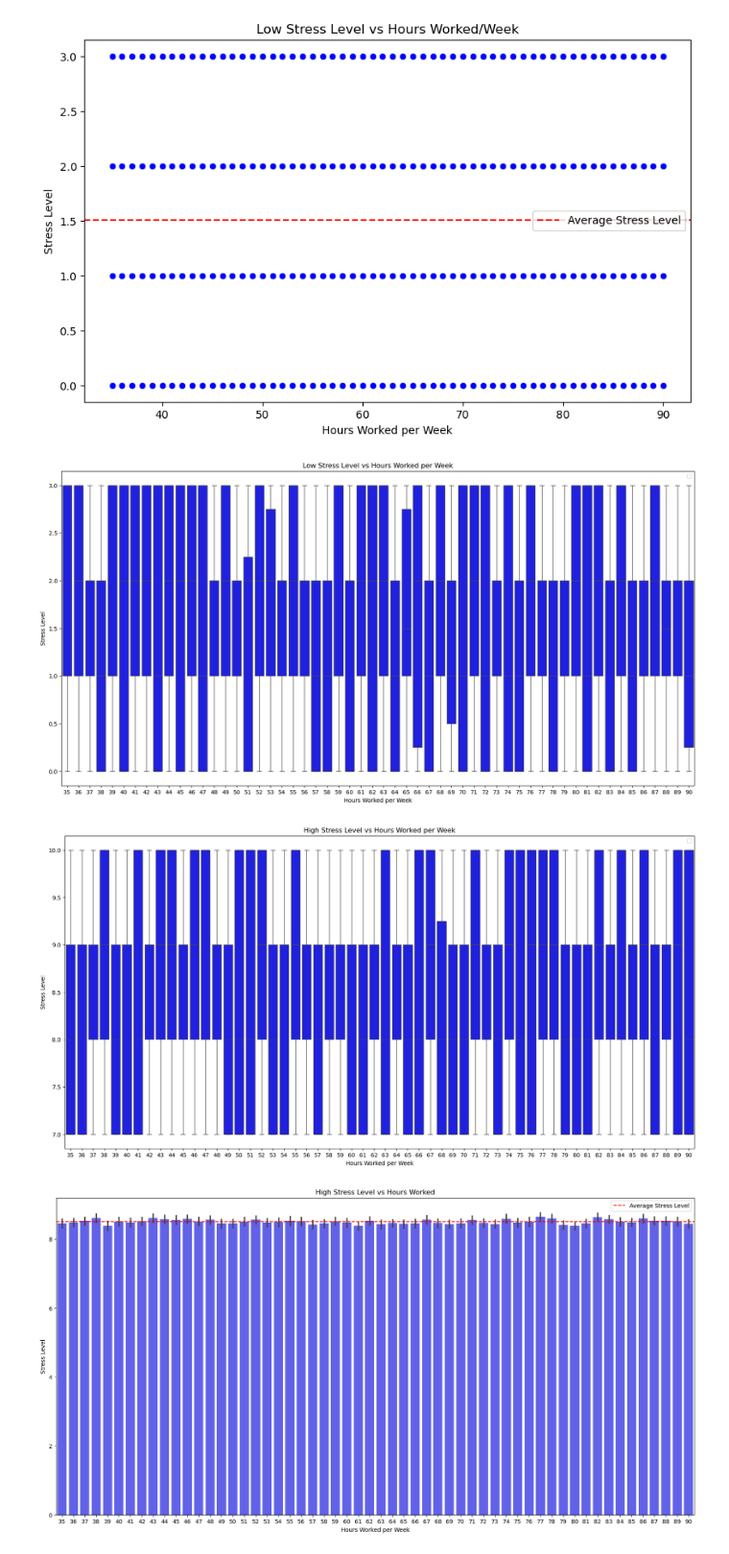
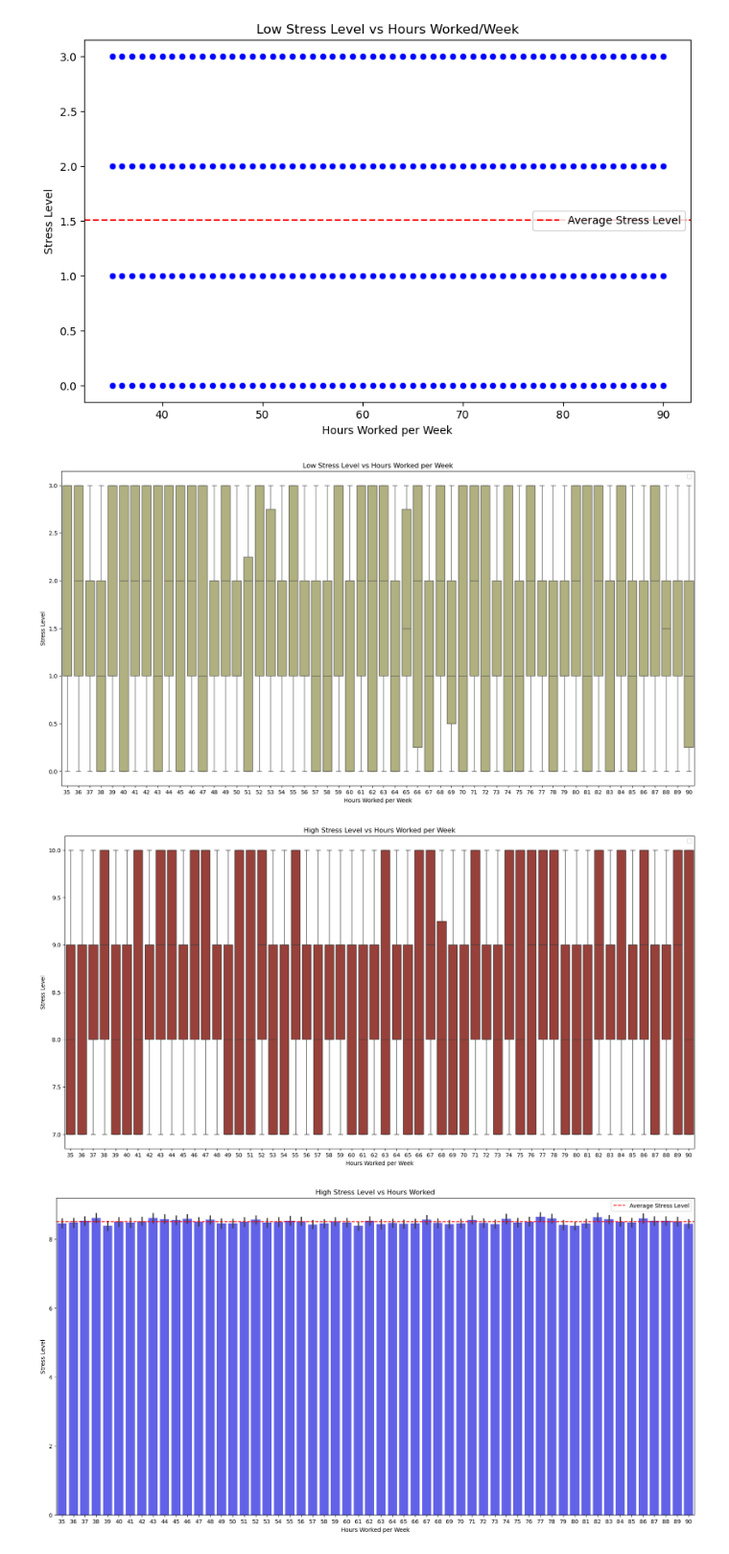
Before and after one commit to eliu14/project_1, a Jupyter notebook: overall_factors.ipynb, the cells around one changed output. Shown at 96% size. Saved outputs shown, nothing was run; the diff lists cells and outputs as text; code cells hidden in the pictures.

```diff
--- a/overall_factors.ipynb
+++ b/overall_factors.ipynb
@@ -144,27 +166,27 @@ plt.show()
 #Box plot on Low Stress V Hours worked per week, why is someone working 90 hours a week have a 0 stress level
 low_stressy_df = stressy_depressy_df[stressy_depressy_df["Stress Bin"] == pd.Interval(-0.001, 3.0)]
 plt.figure(figsize=(20, 10))
-sns.boxplot(data=low_stressy_df, x='Hours Worked per Week', y='Stress Level 0 - 10', color='blue')
+sns.boxplot(data=low_stressy_df, x='Hours Worked per Week', y='Stress Level 0 - 10', color='#B8B878')
 plt.title('Low Stress Level vs Hours Worked per Week')
 plt.xlabel('Hours Worked per Week')
 plt.ylabel('Stress Level')
 plt.legend()
 plt.show()
 # %% [output]
-[figure, old version]
+[figure, new version]
 # %%
 #Box plot for High Stress v Hours worked per week
 high_stressy_df = stressy_depressy_df[stressy_depressy_df["Stress Bin"] == pd.Interval(6.0, 10.0)]
 plt.figure(figsize=(20, 10))
-sns.boxplot(data=high_stressy_df, x='Hours Worked per Week', y='Stress Level 0 - 10', color='blue')
+sns.boxplot(data=high_stressy_df, x='Hours Worked per Week', y='Stress Level 0 - 10', color='#A8332A')
 plt.title('High Stress Level vs Hours Worked per Week')
 plt.xlabel('Hours Worked per Week')
 plt.ylabel('Stress Level')
 
 plt.legend()
 plt.show()
 # %% [output]
-[figure, old version]
+[figure, new version]
 # %%
 #Bar plot of high stress v hours worked
 high_stressy_df = stressy_depressy_df[stressy_depressy_df["Stress Bin"] == pd.Interval(6.0, 10.0)]
```
Also changed, not shown: parts of 8 cells of this notebook.
